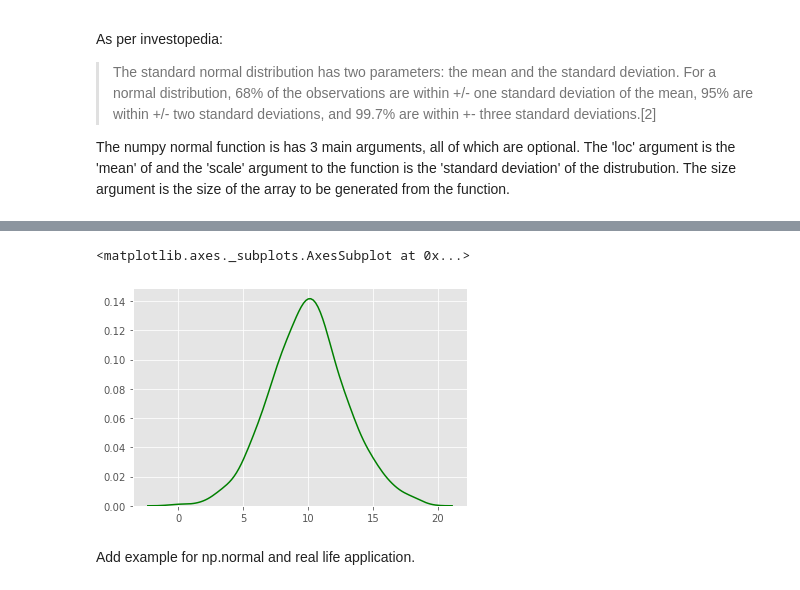
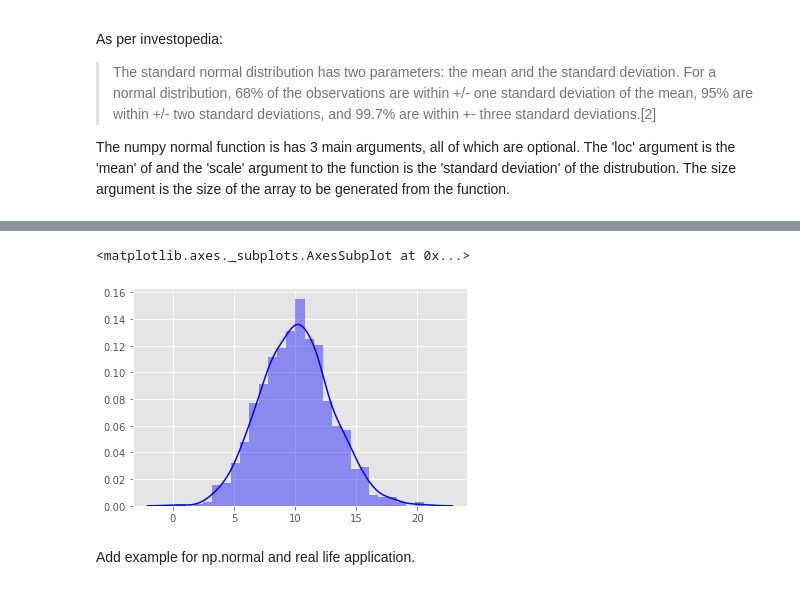
Before and after one commit to dssheldon/ProgDA-Assignment-SDS, a Jupyter notebook: ProgDA_Assignment.ipynb, the cells around one changed output, grey strips where cells are left out. Saved outputs shown, nothing was run; the diff lists cells and outputs as text; code cells hidden in the pictures.

```diff
--- a/ProgDA_Assignment.ipynb
+++ b/ProgDA_Assignment.ipynb
@@ -158,0 +194,7 @@ This is a example of a two dimentional array of randomly generated numbers withi
+# %%
+import matplotlib.pyplot as plt
+import seaborn as sns
+
+x = np.random.default_rng().integers(1,9, size=10000)
+plt.style.use('ggplot')
+plt.hist(x, width=0.8, bins=8, color='orange')
@@ -517,12 +582,12 @@ array([ 0.25731778,  0.03000273,  0.02039072,  0.27637685, -0.12618851,
 # %%
 import matplotlib.pyplot as plt
 import seaborn as sns
 
 plt.style.use('ggplot')
-sns.distplot(np.random.default_rng().normal(loc=10, scale=3, size=1000), hist=False, color='g')
+sns.distplot(np.random.default_rng().normal(loc=10, scale=3, size=1000), color='b', kde=True)
 # %% [output]
 <matplotlib.axes._subplots.AxesSubplot at 0x...>
-[figure, old version]
+[figure, new version]
 # %% [markdown]
 Add example for np.normal and real life application.
 # %% [markdown]
```
Also changed, not shown: parts of 16 cells of this notebook.
